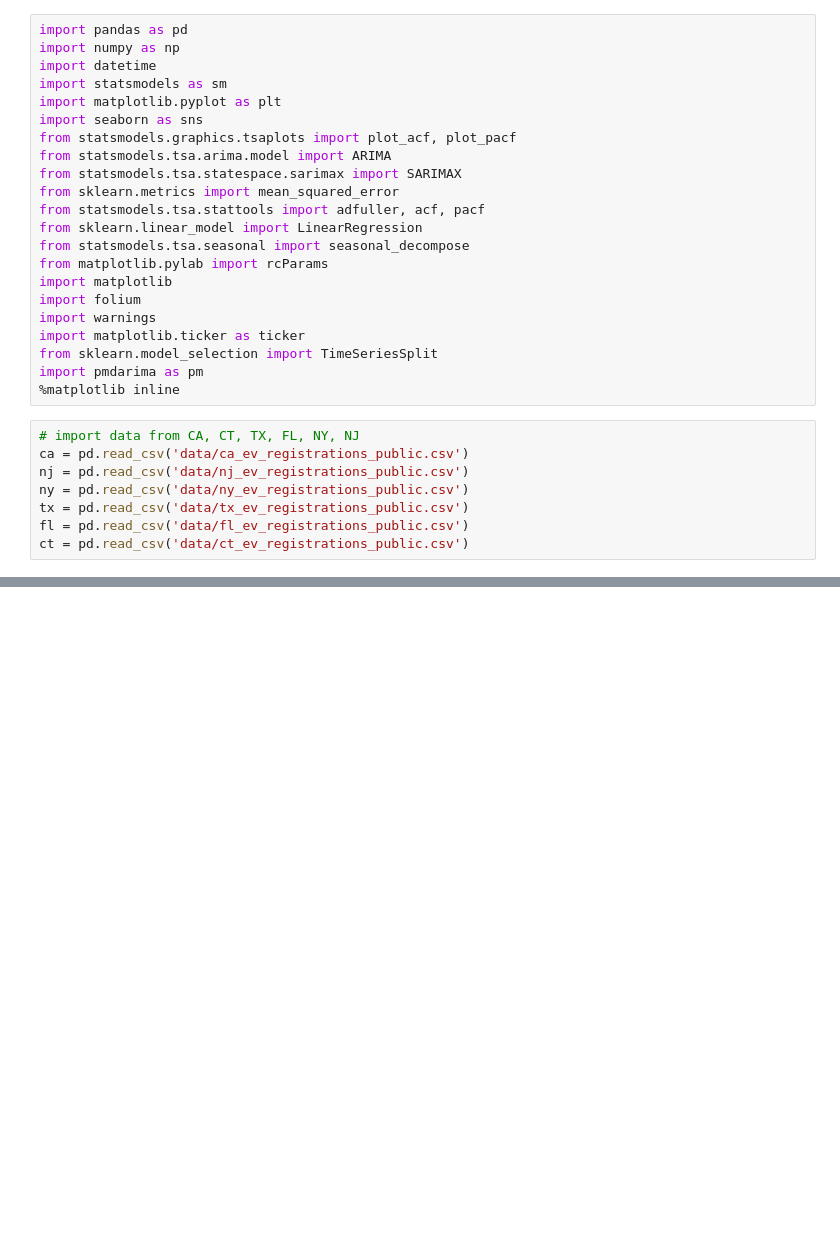
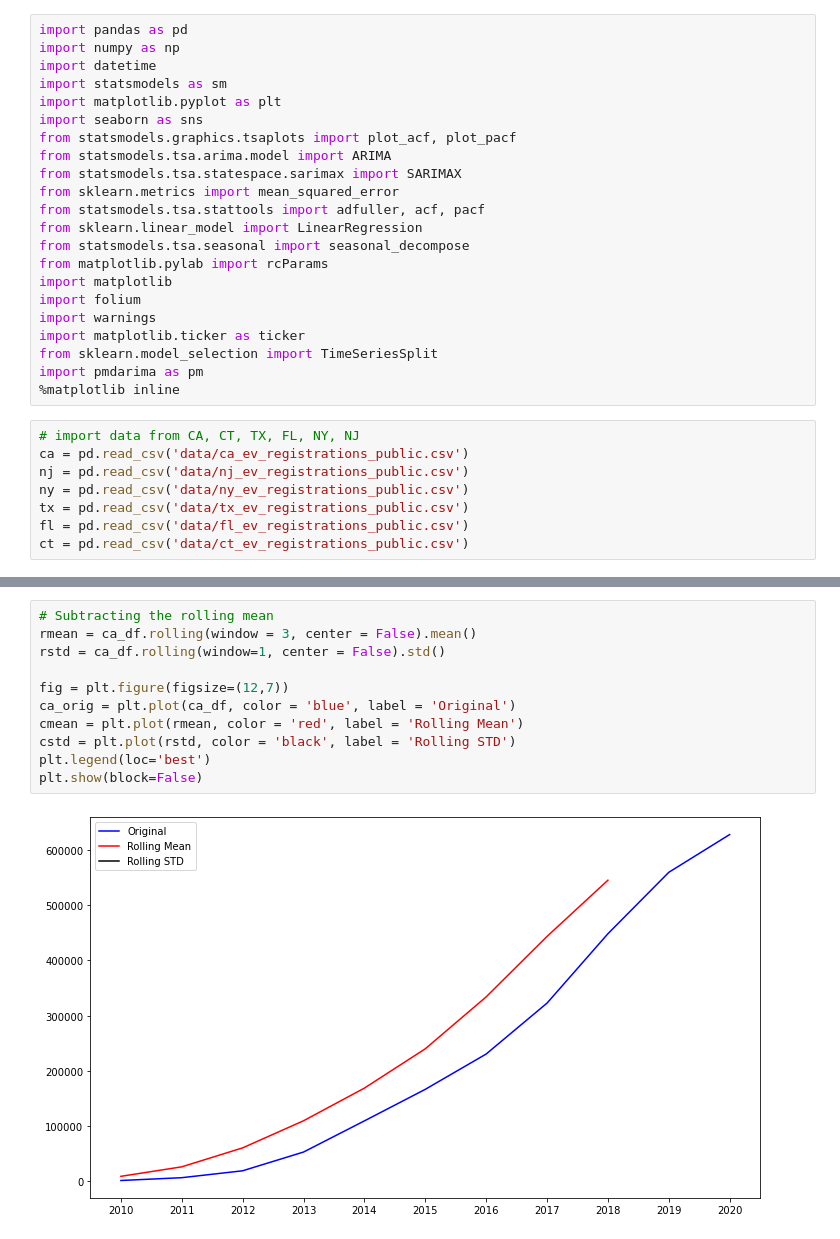
Before and after one commit to Dmoreir1/Capstone-Project--DS-Flatiron, a Jupyter notebook: Exploratory.ipynb, the cells around one changed output, grey strips where cells are left out. Drawn from its saved outputs; the diff is of its cells as text; blank space fills up the shorter version.

```diff
--- a/Exploratory.ipynb
+++ b/Exploratory.ipynb
@@ -142,0 +83,13 @@ fl.head()
+# %%
+# Subtracting the rolling mean
+rmean = ca_df.rolling(window = 3, center = False).mean()
+rstd = ca_df.rolling(window=1, center = False).std()
+
+fig = plt.figure(figsize=(12,7))
+ca_orig = plt.plot(ca_df, color = 'blue', label = 'Original')
+cmean = plt.plot(rmean, color = 'red', label = 'Rolling Mean')
+cstd = plt.plot(rstd, color = 'black', label = 'Rolling STD')
+plt.legend(loc='best')
+plt.show(block=False)
+# %% [output]
+[figure, added]
```
Also changed, not shown: parts of 18 cells of this notebook.
